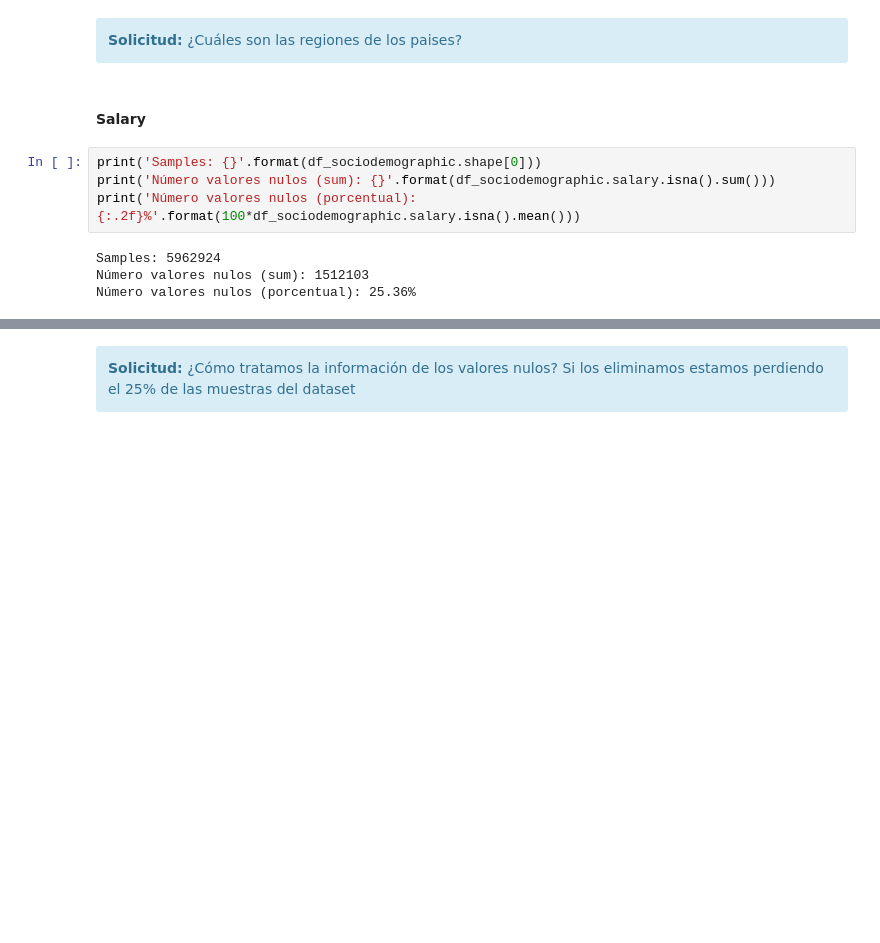
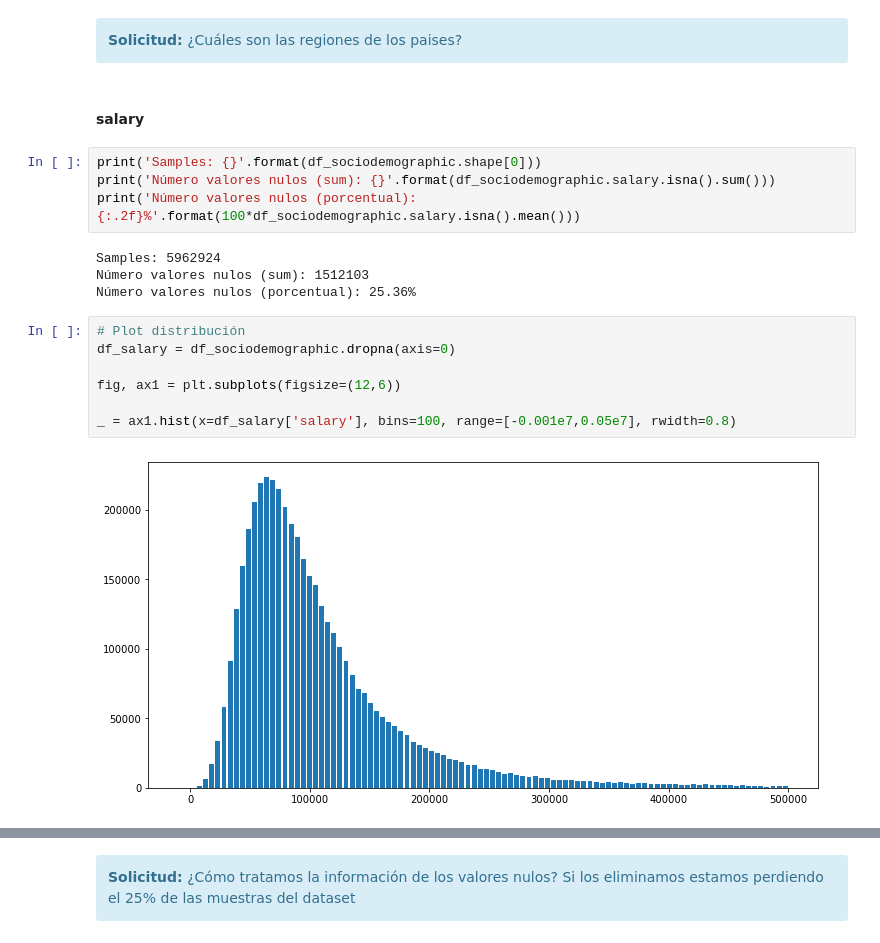
Before and after one commit to sergiomasavi/EasyMoney, a Jupyter notebook: Notebooks/TAREA_1_ANALISIS.ipynb, the cells around one changed output, grey strips where cells are left out. Saved outputs shown, nothing was run; the diff lists cells and outputs as text; blank space fills up the shorter version.

```diff
--- a/Notebooks/TAREA_1_ANALISIS.ipynb
+++ b/Notebooks/TAREA_1_ANALISIS.ipynb
@@ -800,7 +893,7 @@ array([29., 13., 50., 45., 24., 20., 10., 17., 49.,  8., 37.,  9., 22.,
 <b>Solicitud:</b> ¿Cuáles son las regiones de los paises?
 </div>
 # %% [markdown]
-#### Salary
+#### salary
 # %%
 print('Samples: {}'.format(df_sociodemographic.shape[0]))
 print('Número valores nulos (sum): {}'.format(df_sociodemographic.salary.isna().sum()))
@@ -809,3 +902,12 @@ print('Número valores nulos (porcentual): {:.2f}%'.format(100*df_sociodemograph
 Samples: 5962924
 Número valores nulos (sum): 1512103
 Número valores nulos (porcentual): 25.36%
+# %%
+# Plot distribución
+df_salary = df_sociodemographic.dropna(axis=0)
+
+fig, ax1 = plt.subplots(figsize=(12,6))
+
+_ = ax1.hist(x=df_salary['salary'], bins=100, range=[-0.001e7,0.05e7], rwidth=0.8)
+# %% [output]
+[figure, added]
```
Also changed, not shown: parts of 31 cells of this notebook.
